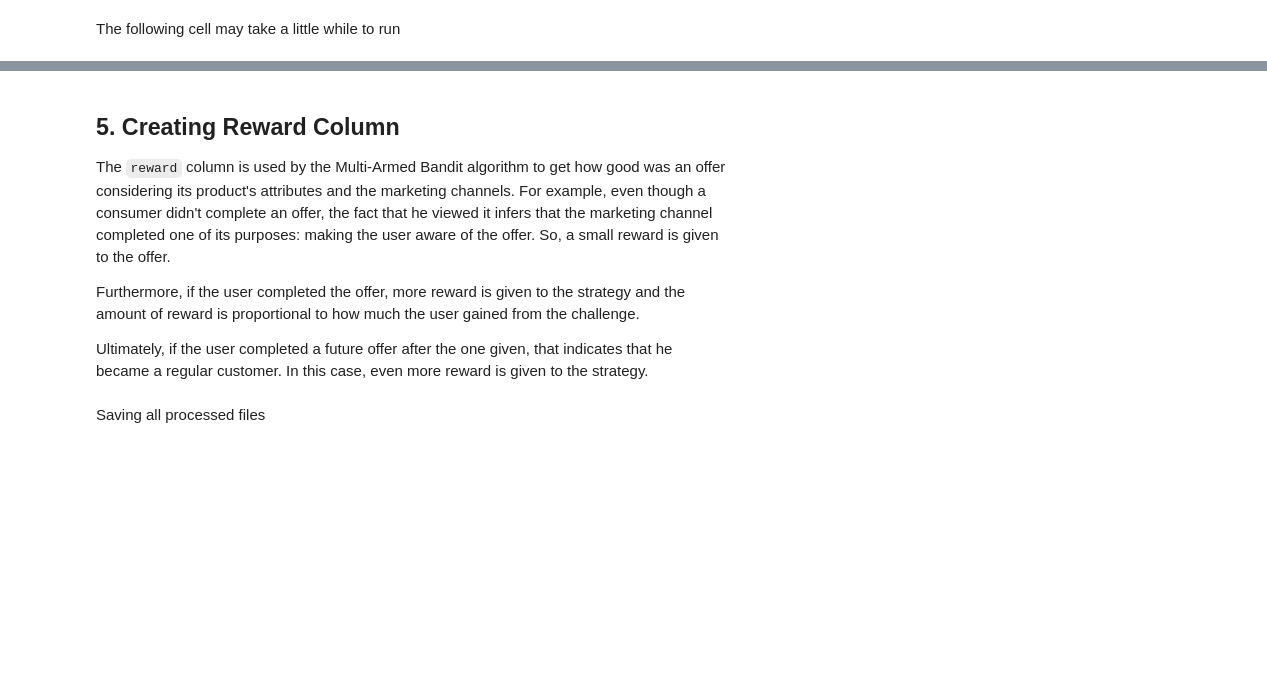
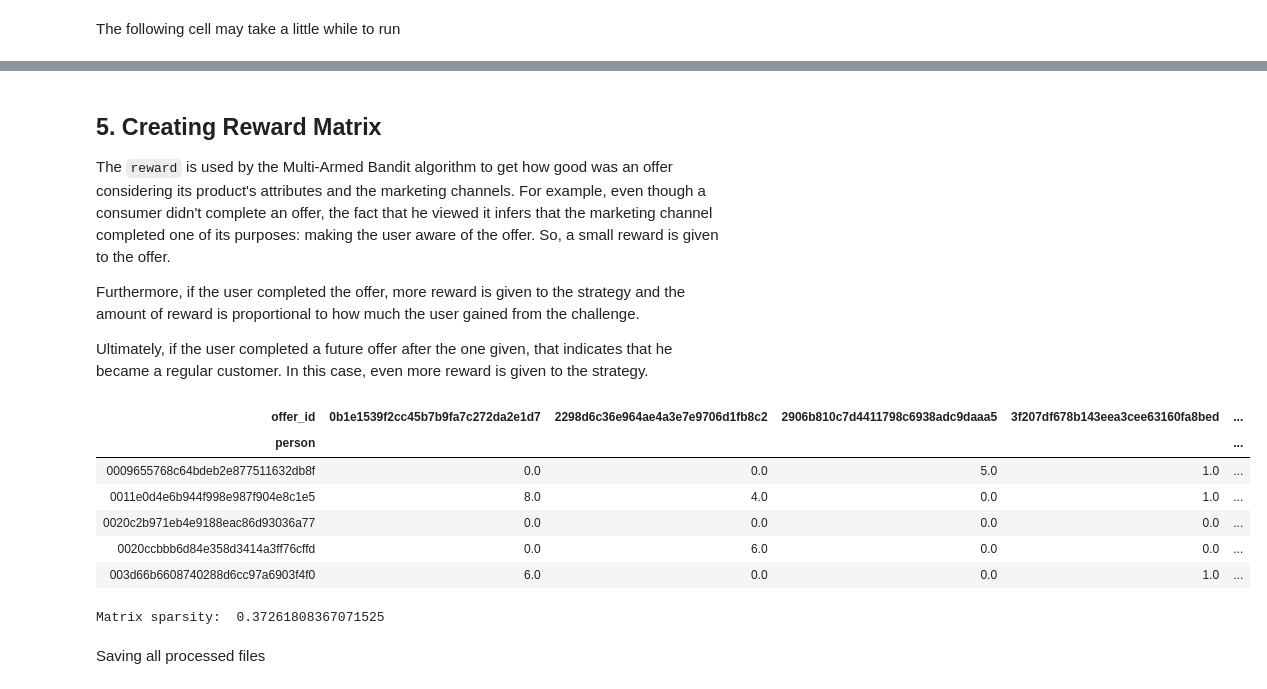
Before and after one commit to guedes-joaofelipe/ml-engineer-capstone, a Jupyter notebook: notebooks/exploratory_data_analysis.ipynb, the cells around one changed output, grey strips where cells are left out. Drawn from its saved outputs; the diff is of its cells as text; code cells hidden in the pictures; blank space fills up the shorter version.

```diff
--- a/notebooks/exploratory_data_analysis.ipynb
+++ b/notebooks/exploratory_data_analysis.ipynb
@@ -387,7 +376,7 @@ df_offers.tail()
 # %% [markdown]
-## 5. Creating Reward Column
+## 5. Creating Reward Matrix
 
-The `reward` column is used by the Multi-Armed Bandit algorithm to get how good was an offer considering its product's attributes and the marketing channels. For example, even though a consumer didn't complete an offer, the fact that he viewed it infers that the marketing channel completed one of its purposes: making the user aware of the offer. So, a small reward is given to the offer.
+The `reward` is used by the Multi-Armed Bandit algorithm to get how good was an offer considering its product's attributes and the marketing channels. For example, even though a consumer didn't complete an offer, the fact that he viewed it infers that the marketing channel completed one of its purposes: making the user aware of the offer. So, a small reward is given to the offer.
 
 Furthermore, if the user completed the offer, more reward is given to the strategy and the amount of reward is proportional to how much the user gained from the challenge.
 
@@ -397,3 +388,19 @@ df_offers["reward"] = df_offers["offer_viewed"] + df_offers["offer_completed"]*d
+# %%
+df_matrix = df_temp.groupby(["person", "offer_id"]).mean().reset_index(drop=False).pivot(index="person", columns="offer_id", values="reward").fillna(0)
+# %%
+df_matrix.head()
+# %% [output]
+| offer_id | 0b1e1539f2cc45b7b9fa7c272da2e1d7 | 2298d6c36e964ae4a3e7e9706d1fb8c2 | 2906b810c7d4411798c6938adc9daaa5 | 3f207df678b143eea3cee63160fa8bed | ... |
+| person |  |  |  |  | ... |
+| 0009655768c64bdeb2e877511632db8f | 0.0 | 0.0 | 5.0 | 1.0 | ... |
+| 0011e0d4e6b944f998e987f904e8c1e5 | 8.0 | 4.0 | 0.0 | 1.0 | ... |
+| 0020c2b971eb4e9188eac86d93036a77 | 0.0 | 0.0 | 0.0 | 0.0 | ... |
+| 0020ccbbb6d84e358d3414a3ff76cffd | 0.0 | 6.0 | 0.0 | 0.0 | ... |
+| 003d66b6608740288d6cc97a6903f4f0 | 6.0 | 0.0 | 0.0 | 1.0 | ... |
+# %%
+print ("Matrix sparsity: ", np.sum(np.sum(df_matrix > 0))/(df_matrix.shape[0]*df_matrix.shape[1]))
+# %% [output]
+Matrix sparsity:  0.37261808367071525
 # %% [markdown]
 Saving all processed files
 # %%
```
Also changed, not shown: parts of 24 cells of this notebook, 27 other files.
